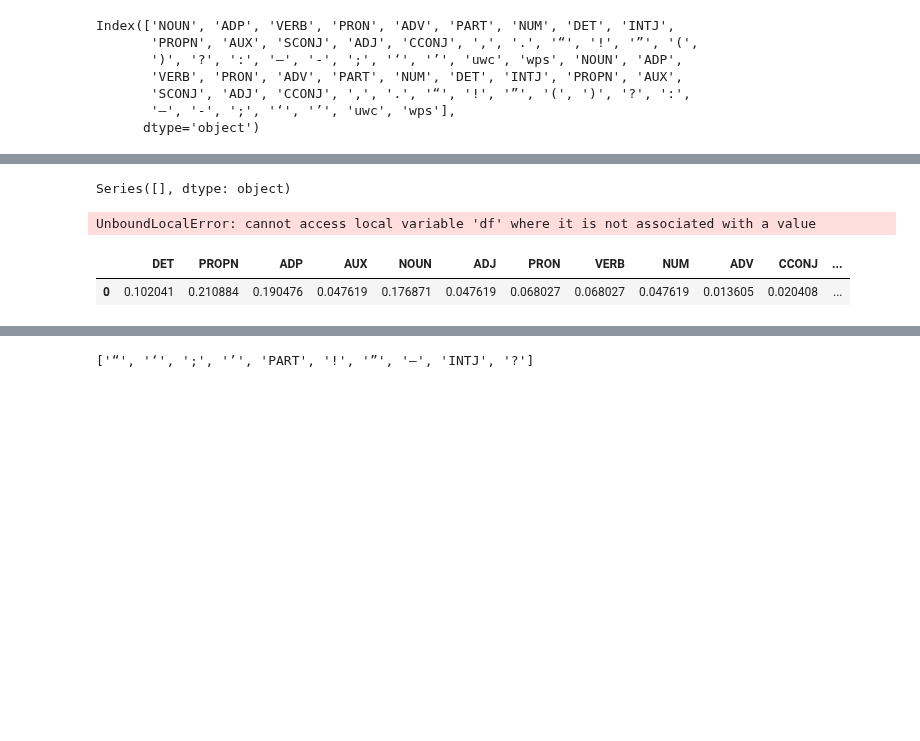
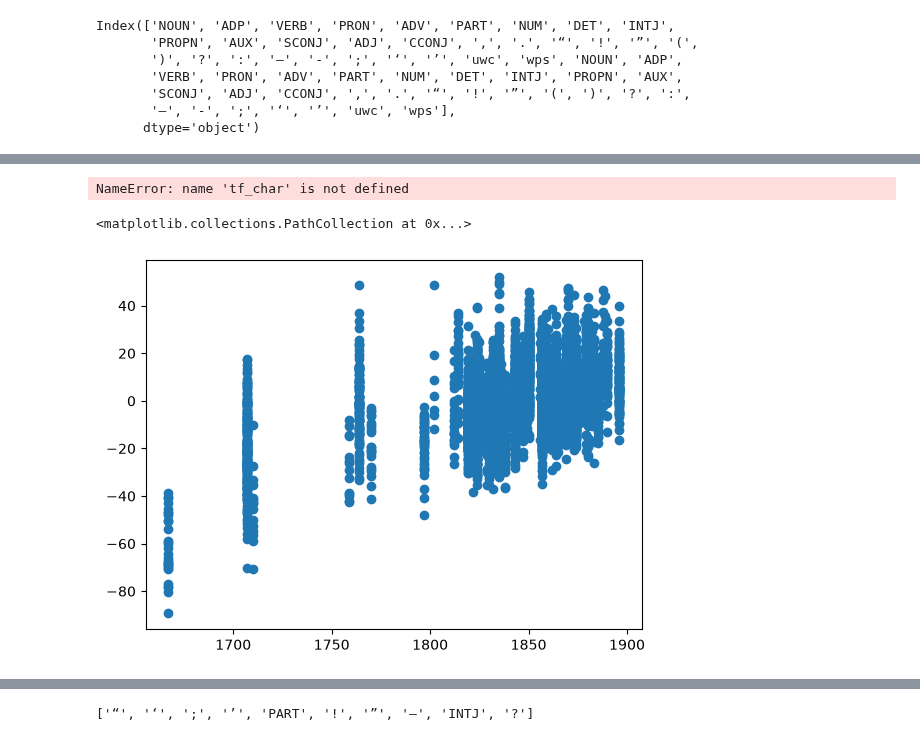
Before and after one commit to Menachem631/author-birth-year, a Jupyter notebook: Begin.ipynb, the cells around one changed output, grey strips where cells are left out. Cells and saved outputs as stored; diff of their text form; code cells hidden in the pictures; blank space fills up the shorter version.

```diff
--- a/Begin.ipynb
+++ b/Begin.ipynb
@@ -520,0 +1189,2 @@ r2_score(y_valid, c)
+# %%
+k = np.array_split(df, 3.0)
@@ -520,0 +1312,5 @@ r2_score(y_valid, c)
+# %%
+a = CleanText()
+b = PolynomialFeatures()
+c = k['columns'].named_transformers_['features']['tfidf']
+d = k['columns'].named_transformers_['features']['tfidf_char']
@@ -520,0 +1348,4 @@ r2_score(y_valid, c)
+# %%
+tf_char
+# %% [output]
+NameError: name 'tf_char' is not defined
@@ -521,3 +1355,8 @@ r2_score(y_valid, c)
+# %%
+plt.scatter(y_valid, y_valid-c)
+# %% [output]
+<matplotlib.collections.PathCollection at 0x...>
+[figure, added]
 # %%
 import cloudpickle
 # %%
@@ -525,15 +1364,3 @@ with open("ridge.pkl", "wb") as file:
     cloudpickle.dump(k, file)
 # %%
 model = joblib.load("ridge.pkl")
-# %%
-a = stylo(pd.Series("""The Count of Monte Cristo (French: Le Comte de Monte-Cristo) is an adventure novel by the French writer Alexandre Dumas. It was serialised from 1844 to 1846, then published in book form in 1846. It is one of his most popular works, along with The Three Musketeers (1844) and Man in the Iron Mask (1850). Like many of his novels, it was expanded from plot outlines suggested by his collaborating ghostwriter, Auguste Maquet.[1] It is regarded as a classic of French and world literature.[2]
-
-The novel is set in France, Italy, and islands in the Mediterranean Sea during the historical events of 1815–1839, the era of the Bourbon Restoration through the reign of Louis Philippe I. It begins on the day when Napoleon left his first island of exile, Elba, beginning the Hundred Days period of his return to power. The historical setting is fundamental to t"""))
-# %% [output]
-Series([], dtype: object)
-UnboundLocalError: cannot access local variable 'df' where it is not associated with a value
-# %%
-a
-# %% [output]
-|  | DET | PROPN | ADP | AUX | NOUN | ADJ | PRON | VERB | NUM | ADV | CCONJ | ... |
-| 0 | 0.102041 | 0.210884 | 0.190476 | 0.047619 | 0.176871 | 0.047619 | 0.068027 | 0.068027 | 0.047619 | 0.013605 | 0.020408 | ... |
```
Also changed, not shown: parts of 136 cells of this notebook, 7 other files.
